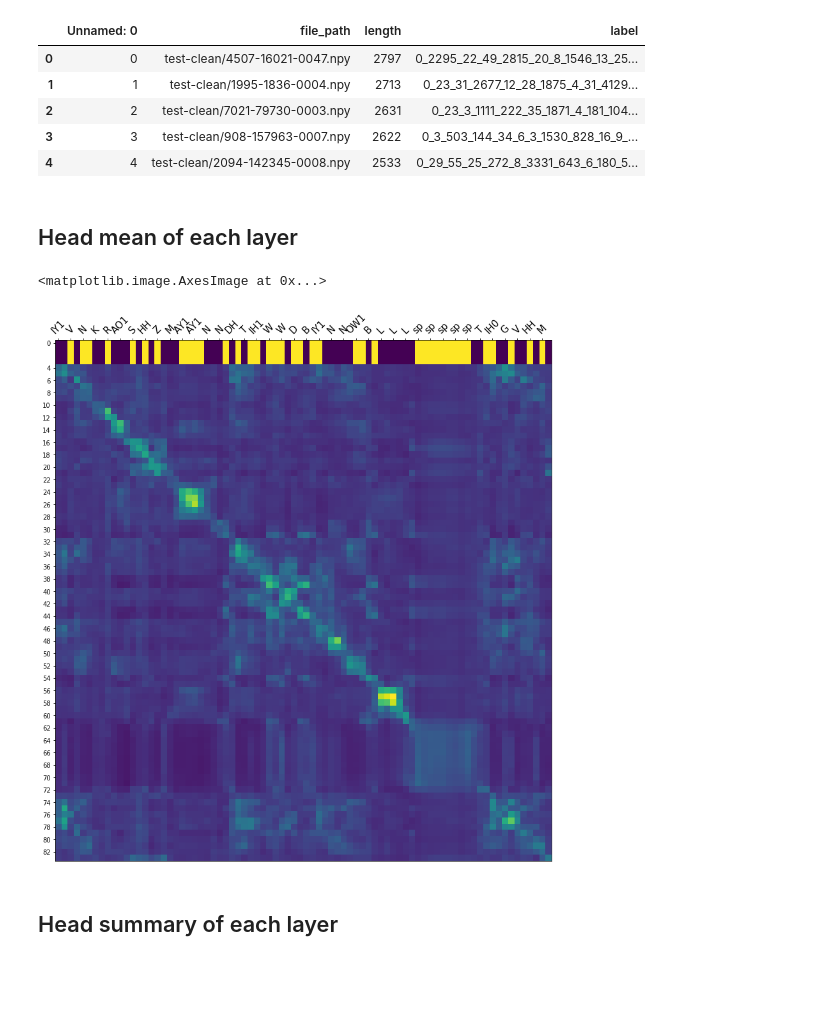
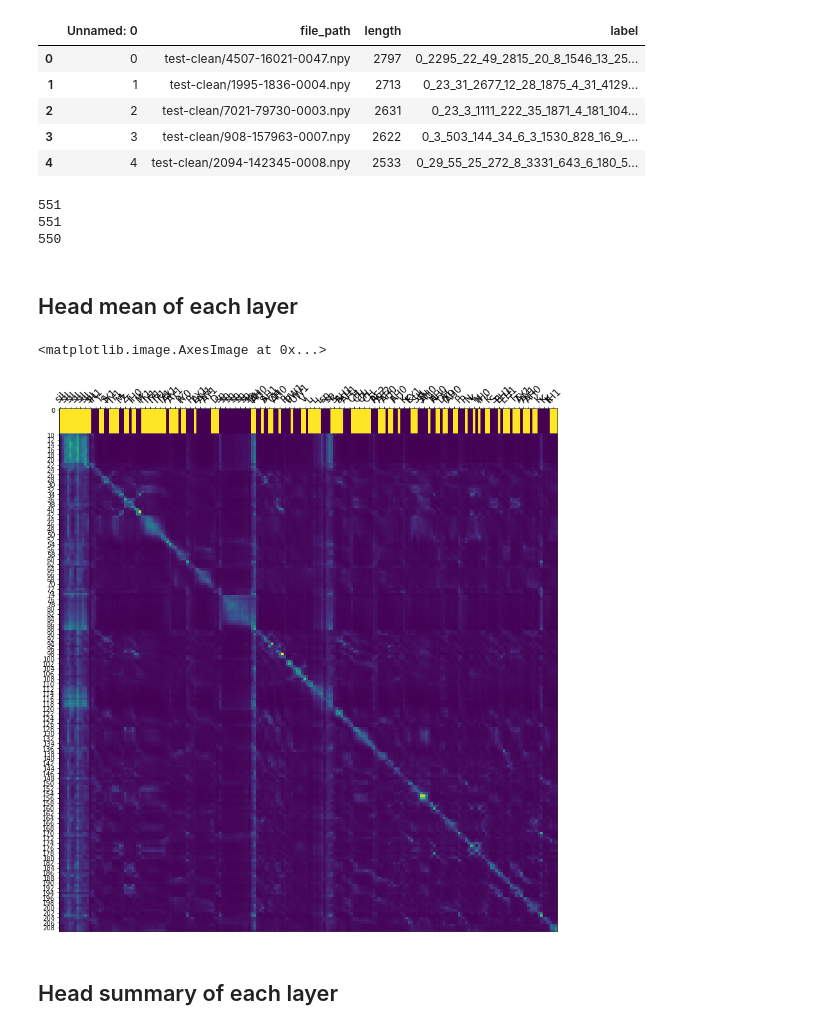
Before and after one commit to m13kj/Mockingjay-Speech-Representation, a Jupyter notebook: observe_mockingjay_attn.ipynb, the cells around one changed output. Cells and saved outputs as stored; diff of their text form; code cells hidden in the pictures; blank space fills up the shorter version.

```diff
--- a/observe_mockingjay_attn.ipynb
+++ b/observe_mockingjay_attn.ipynb
@@ -30,6 +30,8 @@ models = [
     'result/result_mockingjay/mockingjay_libri_sd1337_MelLargeM9/mockingjay-500000-dump/',
 ]
 ATTNS = models[0]
+scalars = torch.load('boundary/erase-3/0.02592273.pth', map_location='cpu')['model_state_dict']['scalars']
+scalars = F.softmax(scalars, dim=-1)
 
 phone2idx = pickle.load(open(path.join(D_MOCK, PHONES_CODE), 'rb'))
 id2phone = {}
@@ -47,12 +49,15 @@ test_csv.iloc[:5]
 | 3 | 3 | test-clean/908-157963-0007.npy | 2622 | 0_3_503_144_34_6_3_1530_828_16_9_... |
 | 4 | 4 | test-clean/2094-142345-0008.npy | 2533 | 0_29_55_25_272_8_3331_643_6_180_5... |
 # %%
-file_id = 51
+file_id = 71
 selected_file_info = test_csv.iloc[file_id]
 file_name = selected_file_info.file_path.split('/')[-1].replace('.npy', '')
 attentions = torch.load(path.join(D_MOCK, ATTNS, f'{file_id}_attentions'))
 phones = pickle.load(open(path.join(D_MOCK, PHONES_TEST, f'{file_name}.pkl'), 'rb'))
 phones = phones[np.arange(0, phones.shape[-1], 3)]
+print(selected_file_info.length // 3)
+print(attentions.size(-1))
+print(phones.shape[0])
 min_dim = min(selected_file_info.length // 3, attentions.size(-1), phones.shape[0])
 
 attentions = attentions[:, :, :min_dim, :min_dim]
@@ -66,34 +71,43 @@ for i, phone in enumerate(phones):
         last_phone = phone
         current_symbol = not current_symbol
     phones_binary[i] = int(current_symbol)
+# %% [output]
+551
+551
+550
 # %% [markdown]
 ## Head mean of each layer
 # %%
 # attn_map = deepcopy(attentions[3, 11])
-attn_map = deepcopy(attentions[11].mean(dim=0))
-start = 220
-end = 300
+# attn_map = deepcopy(attentions[11].mean(dim=0))
+
+seqlen = attentions.size(-1)
+attn_map = torch.mm(attentions.reshape(144, -1).transpose(0, 1), scalars.view(-1, 1)).squeeze().reshape(seqlen, seqlen)
+# attn_map = attentions.reshape(-1, seqlen, seqlen)[57]
+
+start = 0
+end = 200
 band_height = int((end - start) * 0.05)
 attn_map = attn_map[start:end]
 attn_map = np.vstack([np.tile(phones_binary * attn_map.max().item(), (band_height, 1)), attn_map])
 attn_map = attn_map[:, start:end]
 selected_phones = phones[start:end]
 
 fig, ax = plt.subplots(1, 1, figsize=(15, 15))
 img = ax.imshow(attn_map)
 
 indexes = np.arange(0, len(selected_phones), 2)
 sampled_phones = selected_phones[indexes]
 x_label_list = [ id2phone[phone_idx] for phone_idx in sampled_phones]
 
 ax.set_xticks(indexes)
 ax.set_yticks([0] + list(indexes + band_height))
 ax.set_xticklabels(x_label_list, fontsize=15, rotation=45)
 # ax.grid(color='g', linestyle='-', linewidth=1)
 img
 # %% [output]
 <matplotlib.image.AxesImage at 0x...>
-[figure, old version]
+[figure, new version]
 # %% [markdown]
 ## Head summary of each layer
 # %%
```
Also changed, not shown: parts of 1 cell of this notebook, 4 other files.
